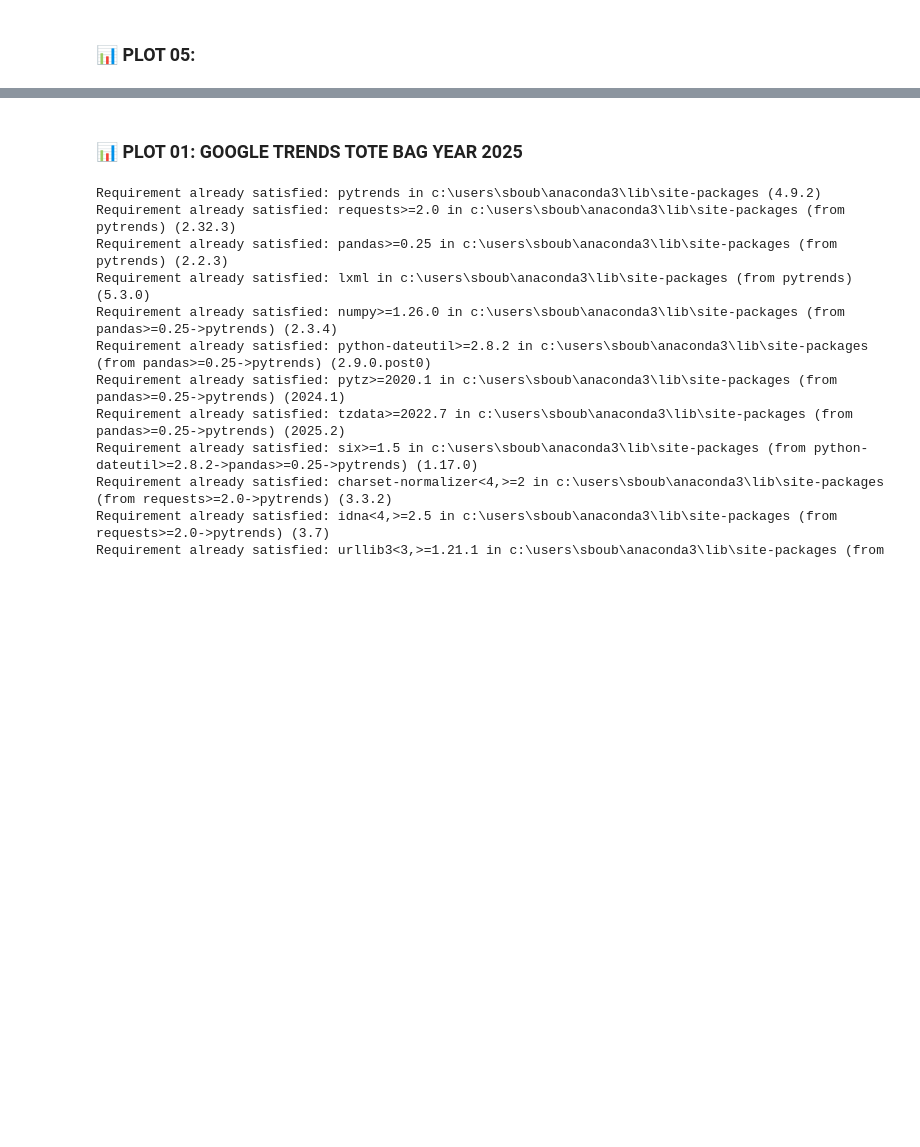
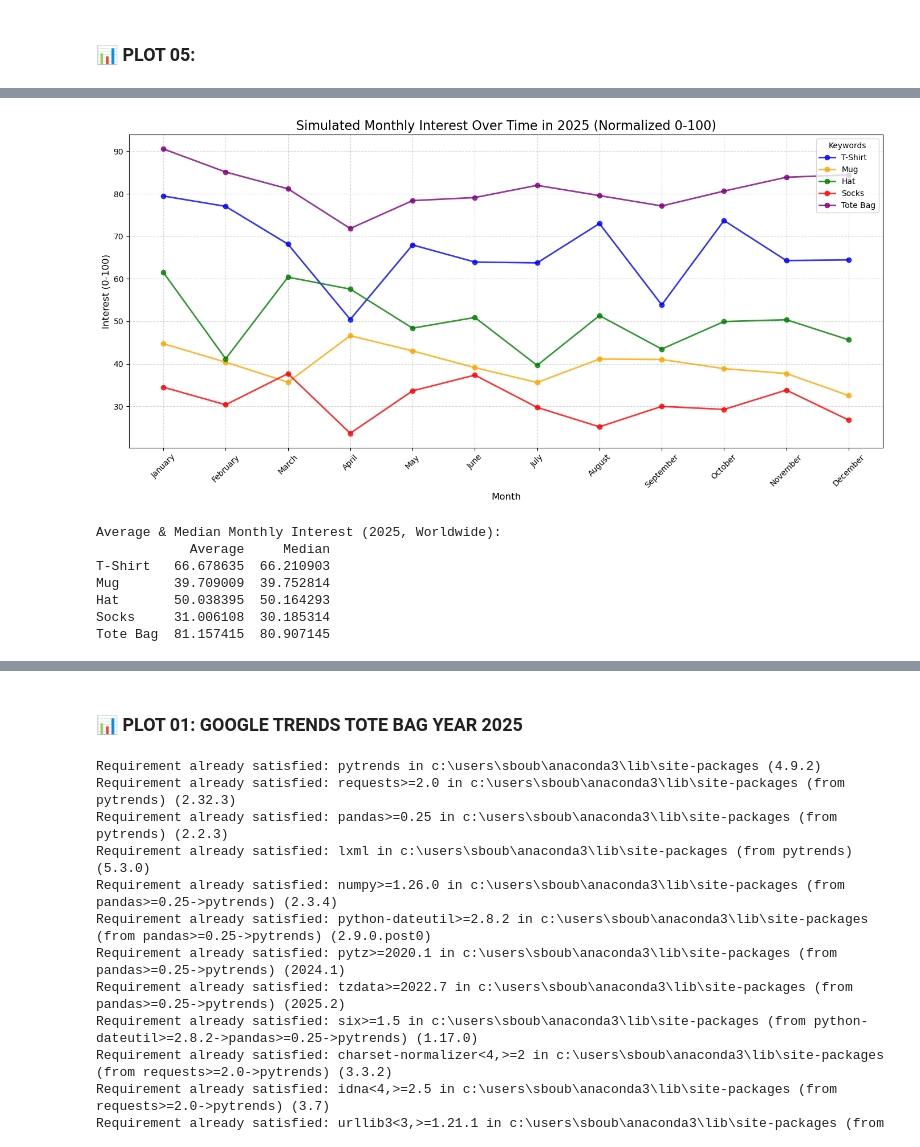
Before and after one commit to samia-boubaya/project_03-Etsy-POD-Trends, a Jupyter notebook: notebooks/main.ipynb, the cells around one changed output, grey strips where cells are left out. Saved outputs shown, nothing was run; the diff lists cells and outputs as text; code cells hidden in the pictures; blank space fills up the shorter version.

```diff
--- a/notebooks/main.ipynb
+++ b/notebooks/main.ipynb
@@ -2916,0 +3104,60 @@ plt.show()
+# %%
+import pandas as pd
+import matplotlib.pyplot as plt
+import numpy as np
+
+# Simulate weekly interest over 2025 for each keyword
+weeks = pd.date_range(start='2025-01-01', end='2025-12-31', freq='W')
+np.random.seed(42)
+
+data = {
+    'Week': weeks,
+    'T-Shirt': np.clip(np.random.normal(loc=70, scale=15, size=len(weeks)), 0, 100),
+    'Mug': np.clip(np.random.normal(loc=40, scale=10, size=len(weeks)), 0, 100),
+    'Hat': np.clip(np.random.normal(loc=50, scale=20, size=len(weeks)), 0, 100),
+    'Socks': np.clip(np.random.normal(loc=30, scale=10, size=len(weeks)), 0, 100),
+    'Tote Bag': np.clip(np.random.normal(loc=80, scale=10, size=len(weeks)), 0, 100),
+}
+
+df = pd.DataFrame(data)
+
+# Convert weekly data to monthly averages
+df['Month'] = df['Week'].dt.to_period('M')
+monthly_df = df.groupby('Month').mean().reset_index()
+
+# Convert month period to month name
+monthly_df['Month'] = monthly_df['Month'].dt.strftime('%B')  # January, February, ...
+
+# Plot monthly interest
+plt.figure(figsize=(14,7))
+colors = {'T-Shirt':'blue', 'Mug':'orange', 'Hat':'green', 'Socks':'red', 'Tote Bag':'purple'}
+
+for keyword in colors.keys():
+    plt.plot(monthly_df['Month'], monthly_df[keyword], label=keyword,
+             color=colors[keyword], marker='o', markersize=6, linewidth=2, alpha=0.8)
+
+plt.title('Simulated Monthly Interest Over Time in 2025 (Normalized 0-100)', fontsize=16)
+plt.xlabel('Month', fontsize=12)
+plt.ylabel('Interest (0-100)', fontsize=12)
+plt.xticks(rotation=45)
+plt.legend(title='Keywords')
+plt.grid(True, linestyle='--', alpha=0.5)
+plt.tight_layout()
+plt.show()
+
+# Compute average & median per keyword
+stats = pd.DataFrame({
+    'Average': monthly_df[['T-Shirt','Mug','Hat','Socks','Tote Bag']].mean(),
+    'Median': monthly_df[['T-Shirt','Mug','Hat','Socks','Tote Bag']].median()
+})
+print("Average & Median Monthly Interest (2025, Worldwide):")
+print(stats)
+# %% [output]
+[figure, added]
+Average & Median Monthly Interest (2025, Worldwide):
+            Average     Median
+T-Shirt   66.678635  66.210903
+Mug       39.709009  39.752814
+Hat       50.038395  50.164293
+Socks     31.006108  30.185314
+Tote Bag  81.157415  80.907145
```
Also changed, not shown: parts of 17 cells of this notebook, 4 other files.
